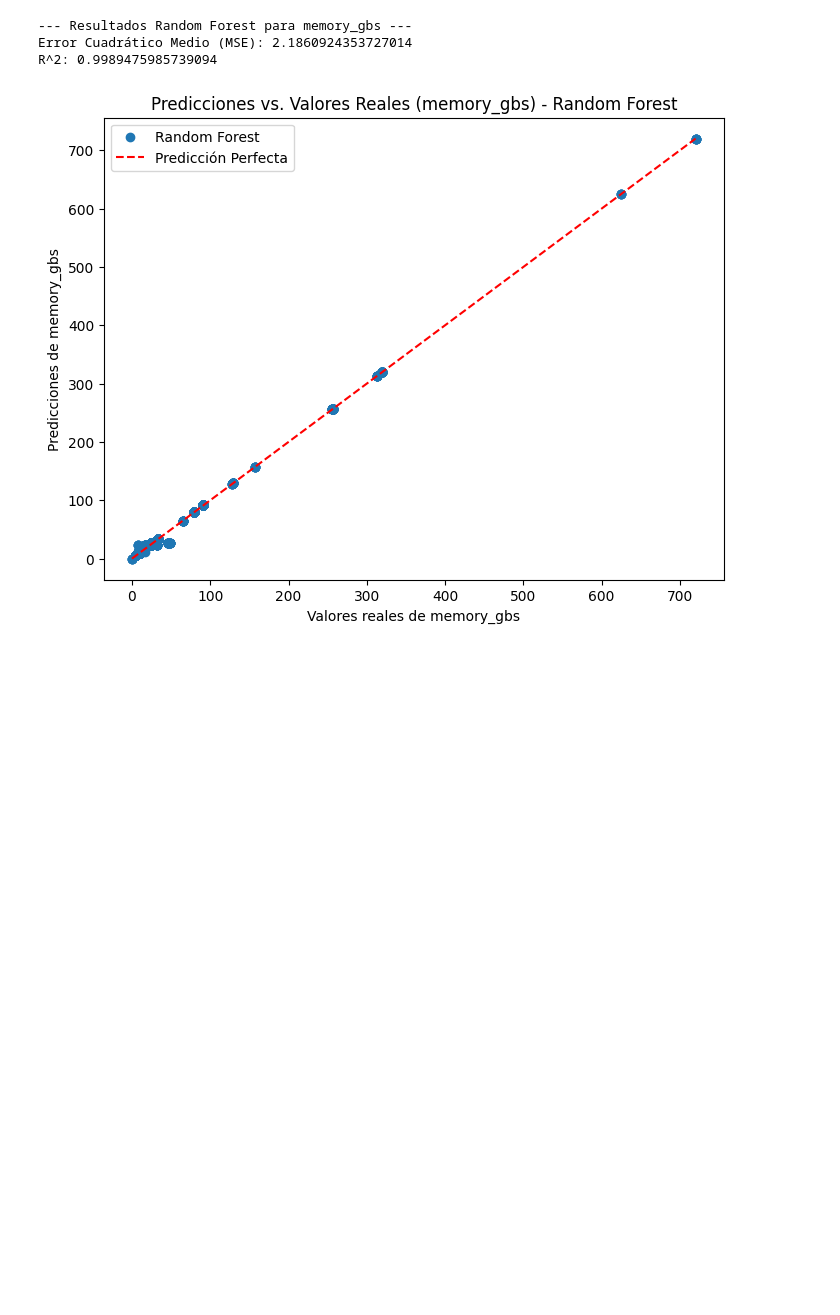
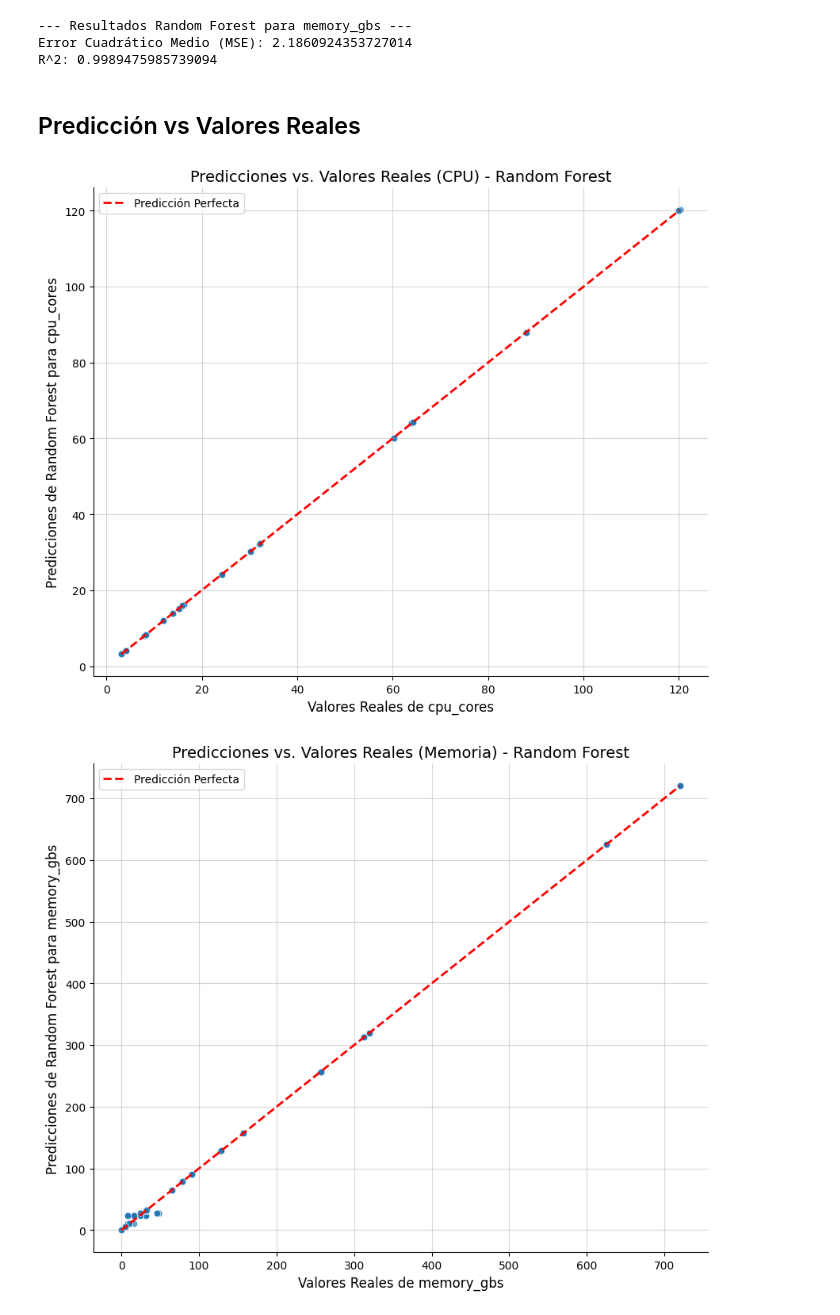
Before and after one commit to edegraciab/ma-modelos-predictivos-poyecto-final, a Jupyter notebook: notebook/03.RandomForest.ipynb, the cells around one changed output. Drawn from its saved outputs; the diff is of its cells as text; code cells hidden in the pictures; blank space fills up the shorter version.

```diff
--- a/notebook/03.RandomForest.ipynb
+++ b/notebook/03.RandomForest.ipynb
@@ -15,7 +15,7 @@ data = pd.read_csv('data/cleaned_data.csv')  # Reemplaza 'tu_archivo.csv'
 # --- Random Forest para cpu_cores ---
 
 # 2. Seleccionar la variable objetivo y las predictoras para cpu_cores
-X_cpu = data[['memory_gbs','gpu_cores', 'total_usage']]  #  variables predictoras
+X_cpu = data[['memory_gbs','num_gpu', 'total_usage']]  #  variables predictoras
 y_cpu = data['cpu_cores']
 
 # 3. Preprocesamiento para cpu_cores
@@ -59,10 +47,11 @@ plt.show()
 # --- Random Forest para memory_gbs ---
 
 # 8. Seleccionar la variable objetivo y las predictoras para memory_gbs
-X_mem = data[['cpu_cores','gpu_cores', 'total_usage']]  # variables predictoras
+X_mem = data[['cpu_cores','num_gpu', 'total_usage']]  # variables predictoras
 y_mem = data['memory_gbs']
 
 # 9. Preprocesamiento para memory_gbs
+scaler_mem = StandardScaler()
 X_mem_scaled = scaler_mem.fit_transform(X_mem)
 
 # 10. Dividir los datos en conjuntos de entrenamiento y prueba para memory_gbs
@@ -86,15 +75,27 @@ print(f"R^2: {r2_rf_mem}")
 --- Resultados Random Forest para memory_gbs ---
 Error Cuadrático Medio (MSE): 2.1860924353727014
 R^2: 0.9989475985739094
-# %%
-# --- Gráfico para memory_gbs (Random Forest) ---
-plt.figure(figsize=(8, 6))
-plt.scatter(y_mem_test, y_mem_pred, label='Random Forest')  # Usa y_mem_pred de Random Forest
-plt.plot([y_mem_test.min(), y_mem_test.max()], [y_mem_test.min(), y_mem_test.max()], 'r--', label='Predicción Perfecta')
-plt.xlabel('Valores reales de memory_gbs')
-plt.ylabel('Predicciones de memory_gbs')
-plt.title('Predicciones vs. Valores Reales (memory_gbs) - Random Forest')
-plt.legend()
-plt.show()
-# %% [output]
-[figure, removed]
+# %% [markdown]
+## Predicción vs Valores Reales
+# %%
+import matplotlib.pyplot as plt
+import seaborn as sns  # Para estilos y colores más bonitos
+
+def plot_predictions_vs_actual(y_actual, y_pred, y_label, title, model_name="Modelo"):
+    plt.figure(figsize=(10, 8))
+    sns.scatterplot(x=y_actual, y=y_pred, alpha=0.7)  # Scatter plot con transparencia
+    plt.plot([y_actual.min(), y_actual.max()], [y_actual.min(), y_actual.max()], 'r--', linewidth=2, label='Predicción Perfecta') # Línea de identidad
+    plt.xlabel(f'Valores Reales de {y_label}', fontsize=12)
+    plt.ylabel(f'Predicciones de {model_name} para {y_label}', fontsize=12)
+    plt.title(title, fontsize=14)
+    plt.grid(True, alpha=0.5)
+    plt.legend(fontsize=10)
+    sns.despine()  # Elimina bordes innecesarios del gráfico
+    plt.show()
+
+
+plot_predictions_vs_actual(y_cpu_test, y_cpu_pred, 'cpu_cores', 'Predicciones vs. Valores Reales (CPU) - Random Forest', model_name="Random Forest")
+plot_predictions_vs_actual(y_mem_test, y_mem_pred, 'memory_gbs', 'Predicciones vs. Valores Reales (Memoria) - Random Forest', model_name="Random Forest")
+# %% [output]
+[figure, added]
+[figure, added]
```
Also changed, not shown: parts of 4 cells of this notebook, 2 other files.
